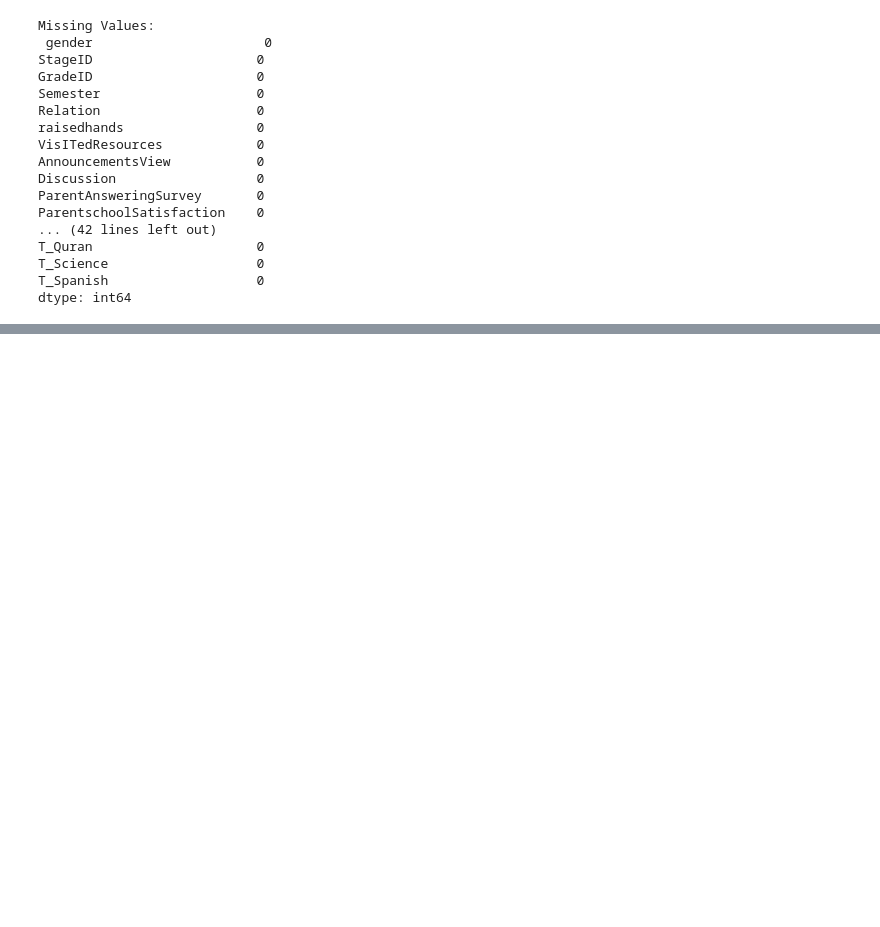
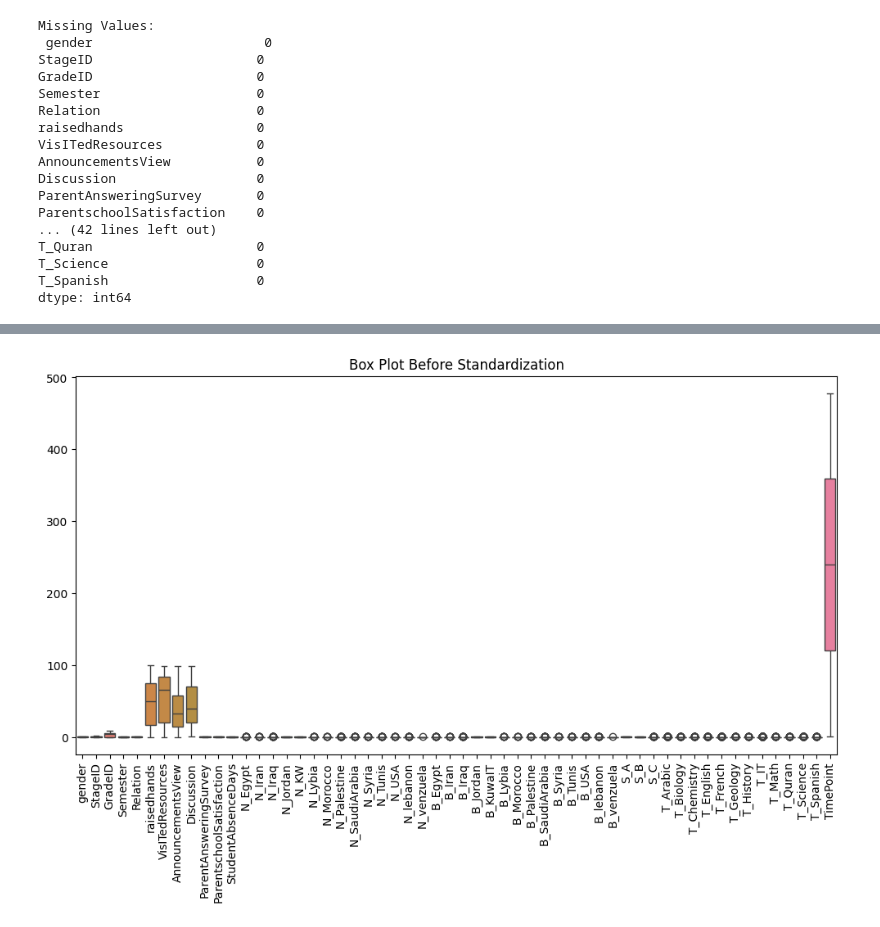
Before and after one commit to FaridRash/HW-SW-B, a Jupyter notebook: Notebooks/Farid/Farid_4th.ipynb, the cells around one changed output, grey strips where cells are left out. Saved outputs shown, nothing was run; the diff lists cells and outputs as text; code cells hidden in the pictures; blank space fills up the shorter version.

Commit message:
Modeling

```diff
--- a/Notebooks/Farid/Farid_4th.ipynb
+++ b/Notebooks/Farid/Farid_4th.ipynb
@@ -285,5 +279,5 @@ data = ordinal_encode_alternative(data, 'GradeID', grade_ordering)
 # %%
 # Encode target column
 target_ordering = ['L', 'M', 'H']
-data = ordinal_encode_alternative(data, target_column, target_ordering)
+encoded_data = ordinal_encode_alternative(data, target_column, target_ordering)
 # %%
@@ -348,3 +342,9 @@ T_Quran                     0
 T_Science                   0
 T_Spanish                   0
 dtype: int64
+# %%
+# Sort data by 'Semester'
+encoded_data = encoded_data.sort_values(by='Semester')
+
+# Create a sequential 'TimePoint' column
+encoded_data['TimePoint'] = range(1, len(encoded_data) + 1)
@@ -350,0 +373,12 @@ dtype: int64
+# %%
+# Select relevant features for modeling
+features = encoded_data.drop(['Class'], axis=1)
+
+# Plot box plot before standardization
+plt.figure(figsize=(12, 6))
+sns.boxplot(data=features)
+plt.title('Box Plot Before Standardization')
+plt.xticks(rotation=90)
+plt.show()
+# %% [output]
+[figure, added]
```
Also changed, not shown: parts of 16 cells of this notebook.
